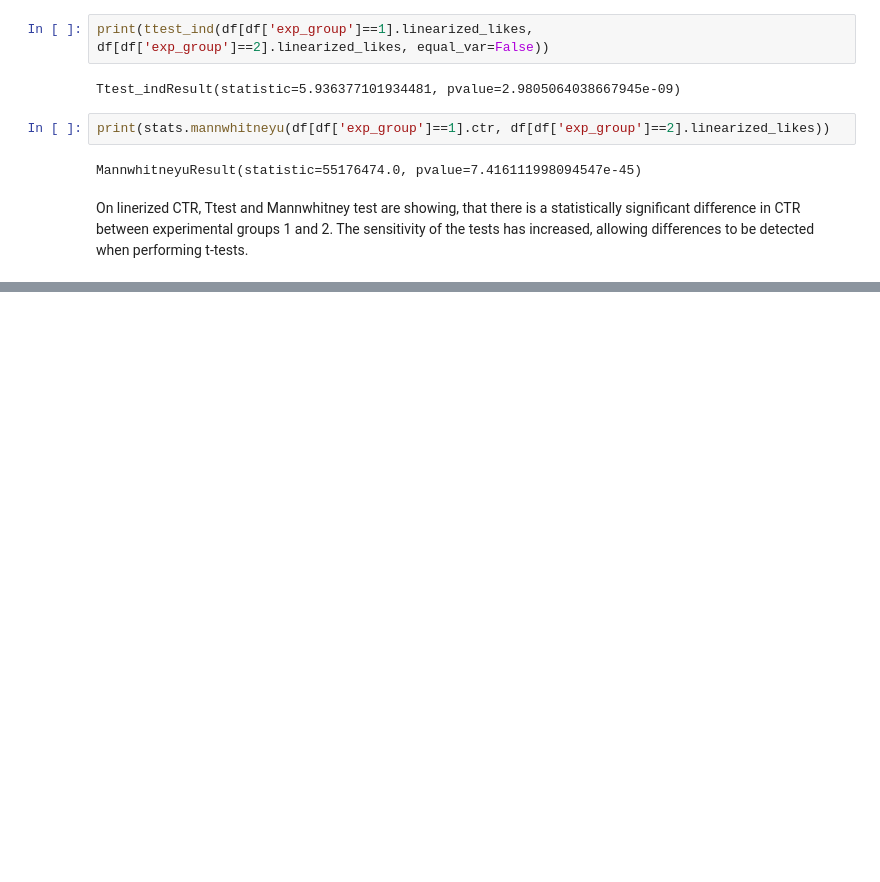
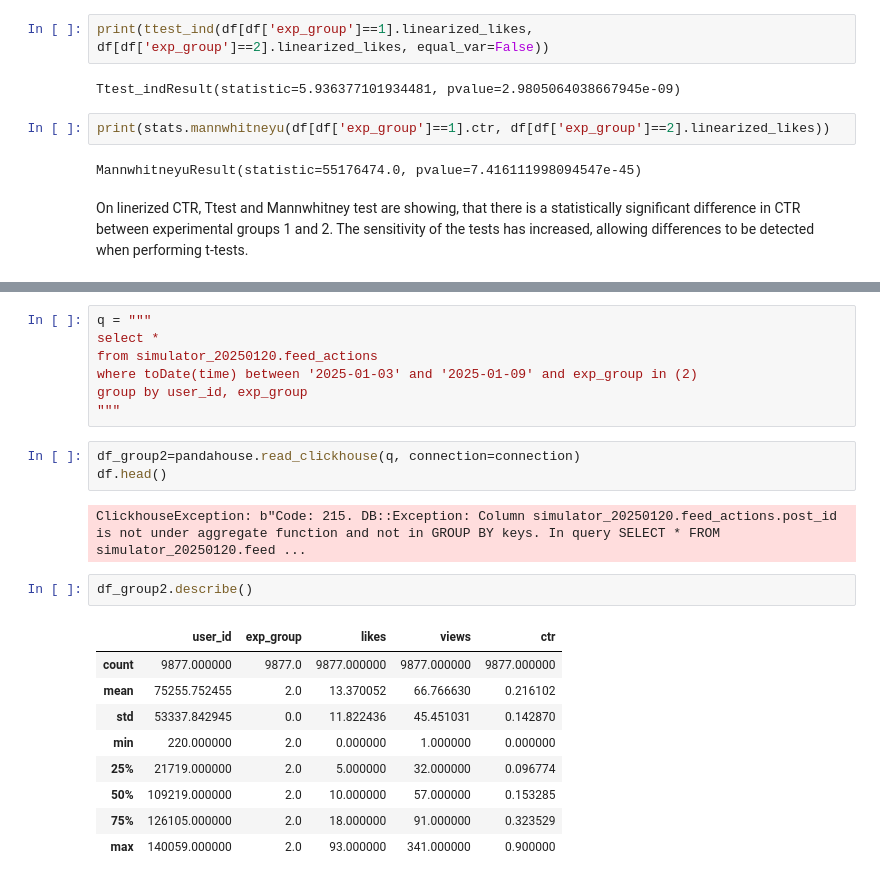
Before and after one commit to YanaOrf/AB_test_new_recommendation_algorithms, a Jupyter notebook: AB_test.ipynb, the cells around one changed output, grey strips where cells are left out. Drawn from its saved outputs; the diff is of its cells as text; blank space fills up the shorter version.

```diff
--- a/AB_test.ipynb
+++ b/AB_test.ipynb
@@ -210,0 +220,24 @@ The sensitivity of the tests has increased, allowing differences to be detected
+# %%
+q = """
+select *
+from simulator_20250120.feed_actions
+where toDate(time) between '2025-01-03' and '2025-01-09' and exp_group in (2)
+group by user_id, exp_group
+"""
+# %%
+df_group2=pandahouse.read_clickhouse(q, connection=connection)
+df.head()
+# %% [output]
+ClickhouseException: b"Code: 215. DB::Exception: Column simulator_20250120.feed_actions.post_id is not under aggregate function and not in GROUP BY keys. In query SELECT * FROM simulator_20250120.feed ...
+# %%
+df_group2.describe()
+# %% [output]
+|  | user_id | exp_group | likes | views | ctr |
+| count | 9877.000000 | 9877.0 | 9877.000000 | 9877.000000 | 9877.000000 |
+| mean | 75255.752455 | 2.0 | 13.370052 | 66.766630 | 0.216102 |
+| std | 53337.842945 | 0.0 | 11.822436 | 45.451031 | 0.142870 |
+| min | 220.000000 | 2.0 | 0.000000 | 1.000000 | 0.000000 |
+| 25% | 21719.000000 | 2.0 | 5.000000 | 32.000000 | 0.096774 |
+| 50% | 109219.000000 | 2.0 | 10.000000 | 57.000000 | 0.153285 |
+| 75% | 126105.000000 | 2.0 | 18.000000 | 91.000000 | 0.323529 |
+| max | 140059.000000 | 2.0 | 93.000000 | 341.000000 | 0.900000 |
```
Also changed, not shown: parts of 10 cells of this notebook.
